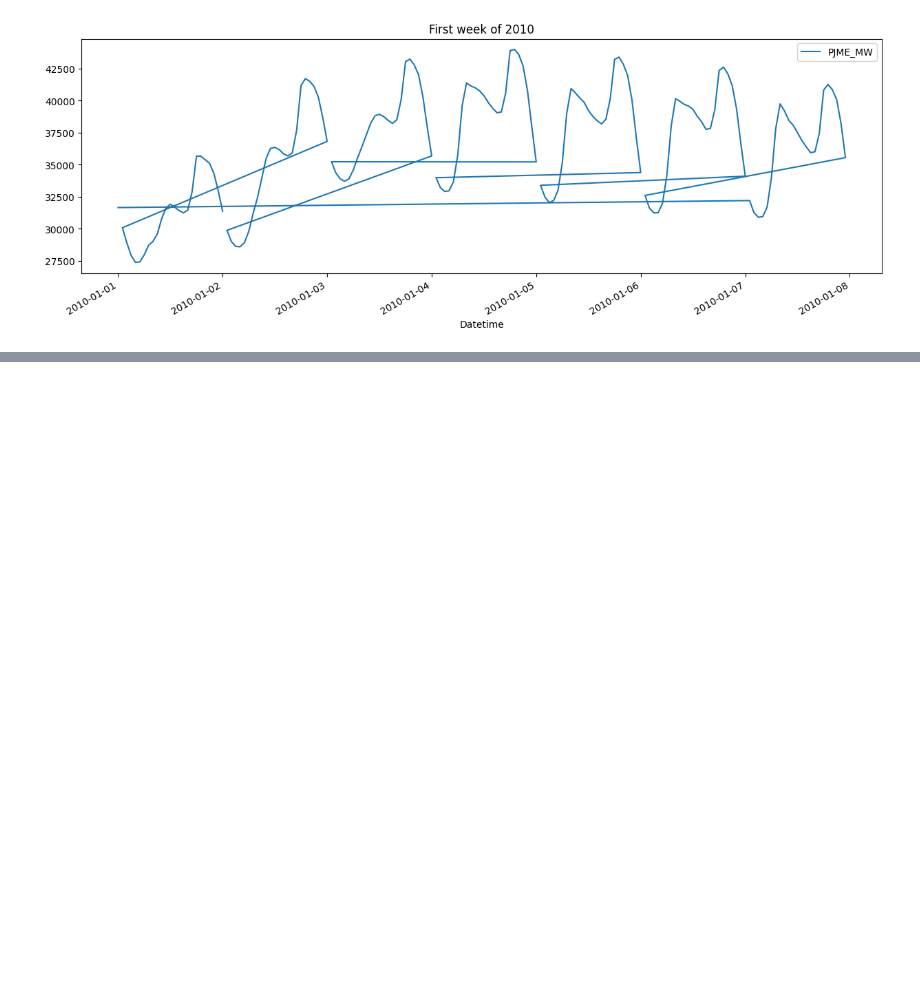
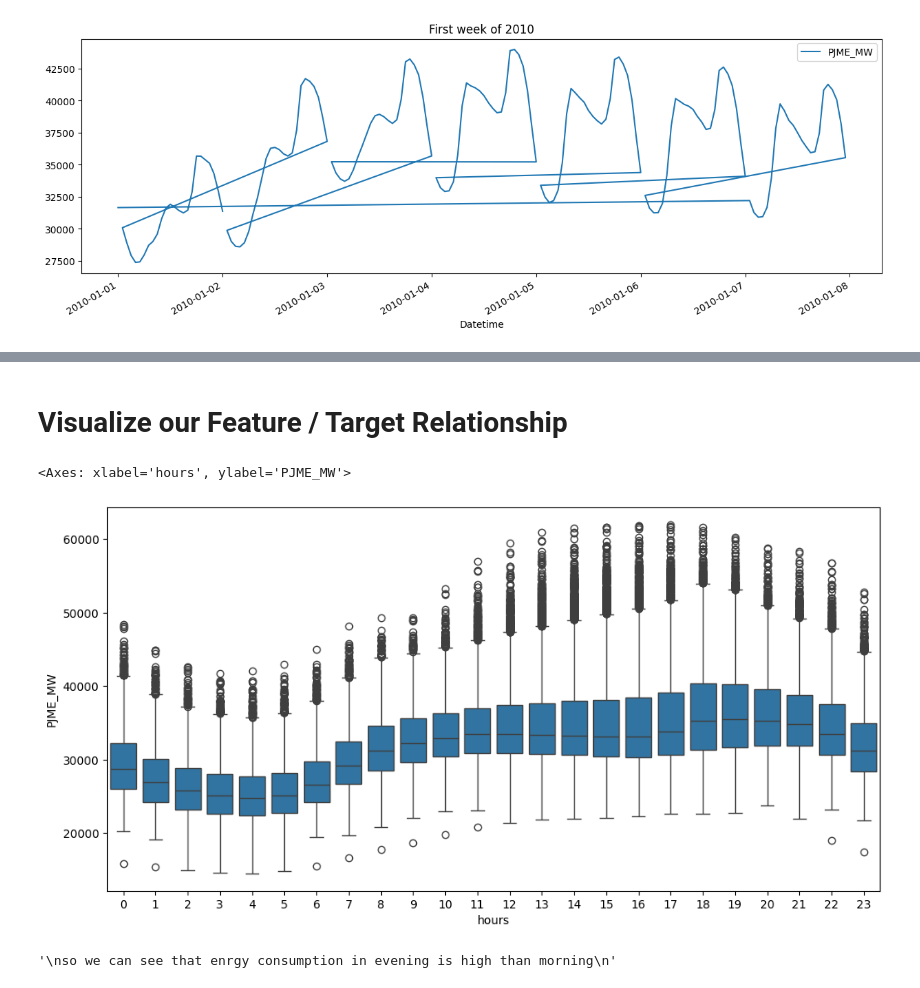
Before and after one commit to AnujanN/Time-Series-Forecasting-with-XGBoost-to-predict-energy-consumption, a Jupyter notebook: predict.ipynb, the cells around one changed output, grey strips where cells are left out. Cells and saved outputs as stored; diff of their text form; code cells hidden in the pictures; blank space fills up the shorter version.

```diff
--- a/predict.ipynb
+++ b/predict.ipynb
@@ -60,0 +64,17 @@ df.loc[(df.index >= '2010-01-01') & (df.index < '2010-01-08')].plot(figsize=(15,
+# %%
+def create_features(df):
+    """
+    create time series feature based on time series index
+    """
+
+    df["hours"] = df.index.hour
+    df["dayofweek"] = df.index.dayofweek
+    df["quarter"] = df.index.quarter
+    df["month"] = df.index.month
+    df["year"] = df.index.year
+    df["dayofyear"] = df.index.dayofyear
+
+    return df
+# %%
+df = create_features(df)
+df.head()
@@ -60,0 +89,14 @@ df.loc[(df.index >= '2010-01-01') & (df.index < '2010-01-08')].plot(figsize=(15,
+# %% [markdown]
+# Visualize our Feature / Target Relationship
+# %%
+fig, ax = plt.subplots(figsize=(12, 6))
+sns.boxplot(data=df, x="hours", y="PJME_MW", ax=ax)
+# %% [output]
+<Axes: xlabel='hours', ylabel='PJME_MW'>
+[figure, added]
+# %%
+"""
+so we can see that enrgy consumption in evening is high than morning
+"""
+# %% [output]
+'\nso we can see that enrgy consumption in evening is high than morning\n'
```
Also changed, not shown: parts of 8 cells of this notebook.
